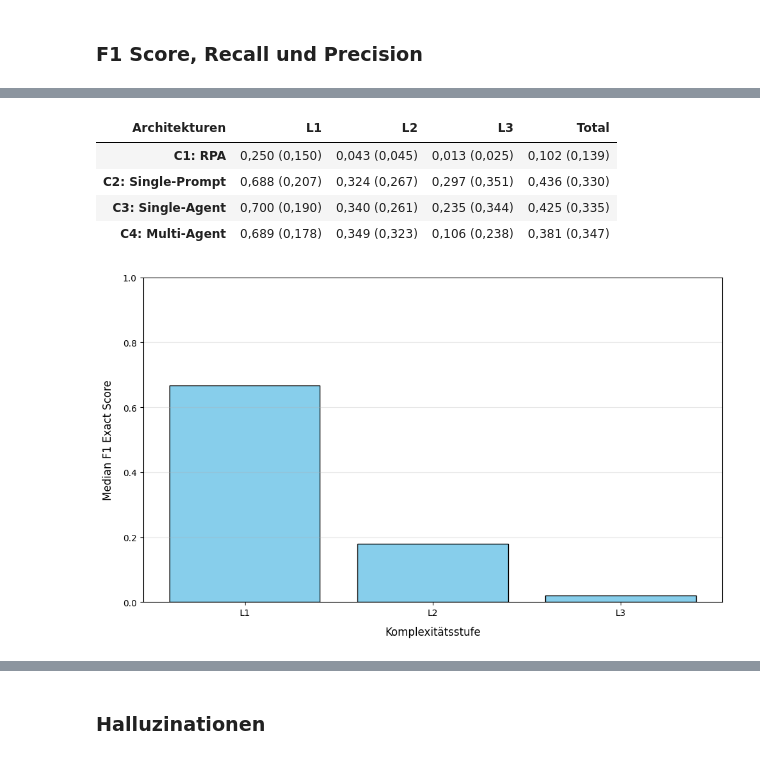
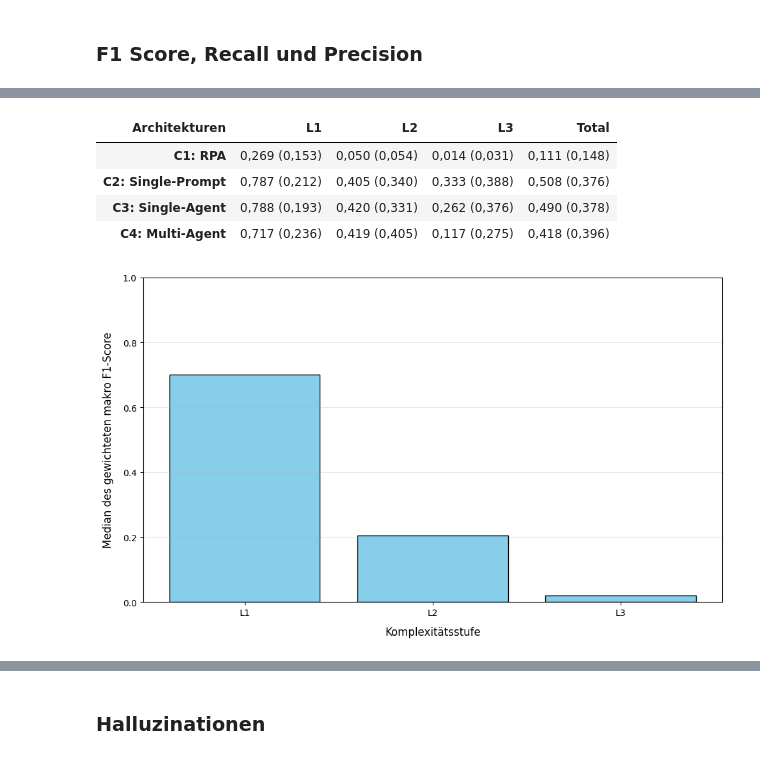
Before and after one commit to StefanEissler/doc-automation-architecture, a Jupyter notebook: notebooks/statistical_evaluation_A_internal.ipynb, the cells around one changed output, grey strips where cells are left out. Cells and saved outputs as stored; diff of their text form; code cells hidden in the pictures.

```diff
--- a/notebooks/statistical_evaluation_A_internal.ipynb
+++ b/notebooks/statistical_evaluation_A_internal.ipynb
@@ -295,5 +320,5 @@ for metric in metrics:
 # %%
-f1_data = metrics_table_large["f1_exact"][["mean", "std"]]
+f1_data = metrics_table_large["weighted_macro_f1"][["mean", "std"]]
 
 f1_data_formatted = f1_data.apply(
     lambda row: f"{row['mean']:.3f} ({row['std']:.3f})".replace(".", ","), axis=1
@@ -301,7 +326,7 @@ f1_data_formatted = f1_data.apply(
 
 df_result = f1_data_formatted.unstack(level="complexity")
 
-total = df_A_gemini.groupby("condition")["f1_exact"].agg(["mean", "std"])
+total = df_A_gemini.groupby("condition")["weighted_macro_f1"].agg(["mean", "std"])
 df_result["Total"] = total.apply(
     lambda row: f"{row['mean']:.3f} ({row['std']:.3f})".replace(".", ","),
     axis=1,
@@ -317,31 +342,31 @@ df_result.index = [
 df_result.rename_axis("Architekturen", axis=1, inplace=True)
 
 display(df_result)
-df_result.to_csv("./tables/f1_exact_summary.csv", index=True, sep=";", decimal=",")
+df_result.to_csv("./tables/weighted_macro_f1_summary.csv", index=True, sep=";", decimal=",")
 # %% [output]
 | Architekturen | L1 | L2 | L3 | Total |
-| C1: RPA | 0,250 (0,150) | 0,043 (0,045) | 0,013 (0,025) | 0,102 (0,139) |
-| C2: Single-Prompt | 0,688 (0,207) | 0,324 (0,267) | 0,297 (0,351) | 0,436 (0,330) |
-| C3: Single-Agent | 0,700 (0,190) | 0,340 (0,261) | 0,235 (0,344) | 0,425 (0,335) |
-| C4: Multi-Agent | 0,689 (0,178) | 0,349 (0,323) | 0,106 (0,238) | 0,381 (0,347) |
+| C1: RPA | 0,269 (0,153) | 0,050 (0,054) | 0,014 (0,031) | 0,111 (0,148) |
+| C2: Single-Prompt | 0,787 (0,212) | 0,405 (0,340) | 0,333 (0,388) | 0,508 (0,376) |
+| C3: Single-Agent | 0,788 (0,193) | 0,420 (0,331) | 0,262 (0,376) | 0,490 (0,378) |
+| C4: Multi-Agent | 0,717 (0,236) | 0,419 (0,405) | 0,117 (0,275) | 0,418 (0,396) |
 # %%
-median_scores = df_A_gemini.groupby("complexity")["f1_exact"].median()
+median_scores = df_A_gemini.groupby("complexity")["weighted_macro_f1"].median()
 
 labels = median_scores.index.tolist()
 medians = median_scores.values
 
 fig, ax = plt.subplots(figsize=(10, 6))
 
 ax.bar(labels, medians, color="skyblue", edgecolor="black")
 
 ax.set_xlabel("Komplexitätsstufe", fontsize=12, labelpad=10)
-ax.set_ylabel("Median F1 Exact Score", fontsize=12, labelpad=10)
+ax.set_ylabel("Median des gewichteten makro F1-Score", fontsize=12, labelpad=10)
 ax.set_ylim(0, 1)
 ax.grid(axis="y", alpha=0.3)
 
 plt.tight_layout()
-plt.savefig("./figures/f1_exact_bar_chart_overall.png")
+plt.savefig("./figures/weighted_macro_f1_bar_chart_overall.png")
 plt.show()
 # %% [output]
-[figure, old version]
+[figure, new version]
 # %%
```
Also changed, not shown: parts of 104 cells of this notebook, 21 other files.
